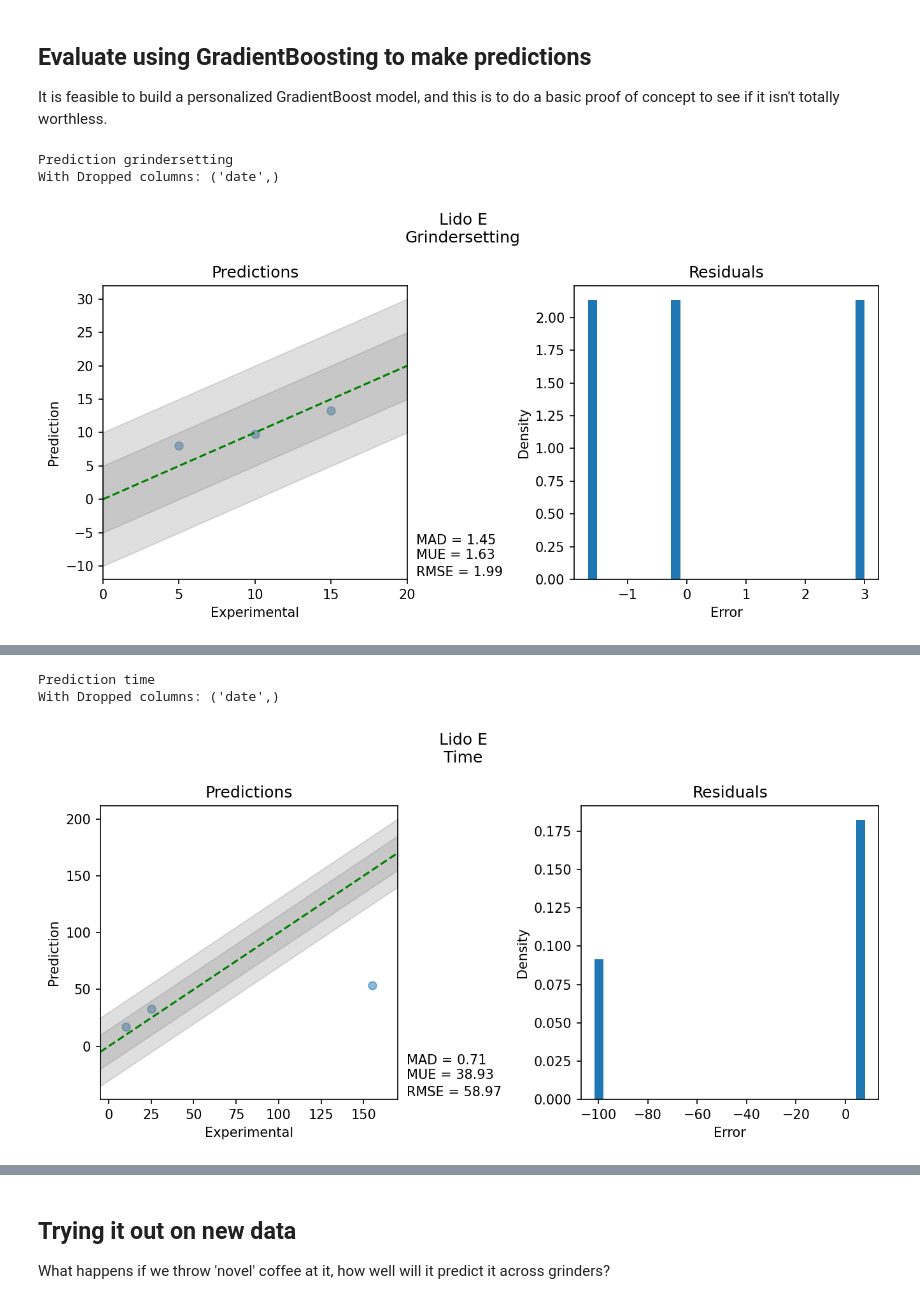
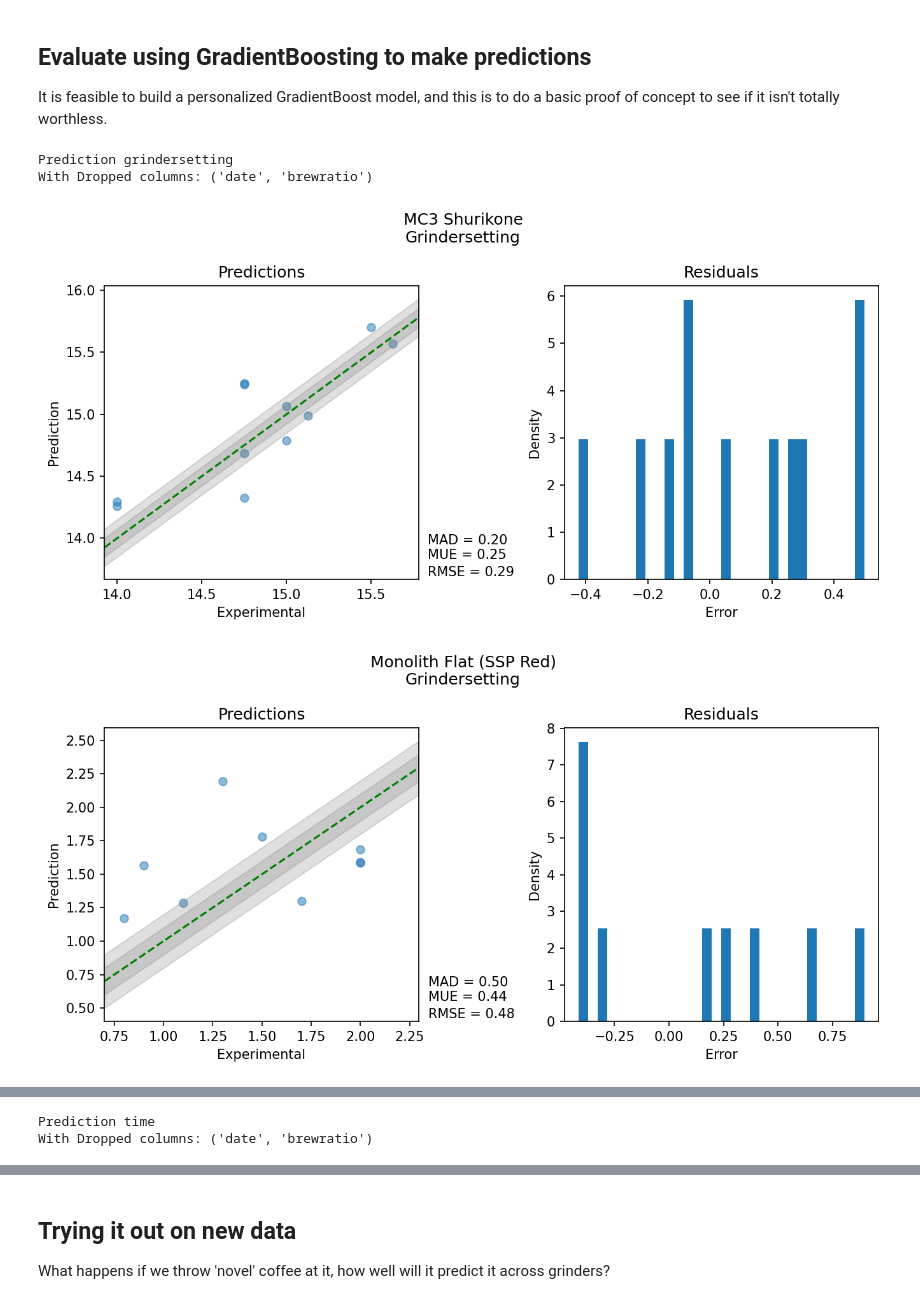
Before and after one commit to badisa/optpresso, a Jupyter notebook: notebooks/alternative_models.ipynb, the cells around one changed output, grey strips where cells are left out. Saved outputs shown, nothing was run; the diff lists cells and outputs as text; code cells hidden in the pictures.

```diff
--- a/notebooks/alternative_models.ipynb
+++ b/notebooks/alternative_models.ipynb
@@ -65,9 +65,13 @@ def prepare_dataframe(df):
     df["machineprofile"] = (
         df["machineprofile"].fillna("").replace("", "default").str.lower()
     )
+    df["basket"] = (
+        df["basket"].fillna("").replace("", "default").str.lower()
+    )
     df["roaster"] = df["roaster"].astype(str).replace("None", "").str.strip()
     df["brewratio"] = df["output"] / df["coffeegrams"]
     df["roastdate"] = df["roastdate"].fillna("").str.strip()
+    df["filter"] = df["filter"].fillna("").str.strip()
     return df
 # %%
 df = dataframe_from_csv(DATA_DOWNLOAD_URL)
@@ -134,30 +143,25 @@ Dropping arbitraryrating1-10
 Initially values were just the grams weighed before grinding. After getting a more precise scale, data has been collected after grinding/prep, want to see if using that data can enhance the training.
 # %%
 def resample_field(
-    frame, field: str, groupby: List[str], samples: int = 10, seed: int = 814
+    frame, field: str, groupby: List[str], mean=0.0, std=1.0, samples: int = 3, seed: int = 814
 ):
     to_sample = []
-    state = np.random.RandomState(seed)
+    rng = np.random.default_rng(seed)
     # Duplicate a bunch of samples
     for name, subdf in frame.groupby(groupby):
-        if len(subdf) < 2:
-            continue
-        std = np.std(subdf[field])
-        if not np.isfinite(std) or std == 0.0:
-            std = 0.001
-        else:
-            std /= 2.0
         to_return = pd.concat([subdf] * samples)
-        noise = state.uniform(0.0, std * 0.5, size=len(to_return))
+        noise = rng.normal(mean, std, size=len(to_return))
         to_return[field] = (to_return[field].values + noise).tolist()
-        if field in ["coffeegrams", "output"]:
-            to_return.brewratio = to_return.output / to_return.coffeegrams
         to_sample.append(to_return)
-    return pd.concat(to_sample)
+    new_data = pd.concat(to_sample).sample(frac=1, random_state=seed).reset_index(drop=True)
+    if field in ["coffeegrams", "output"]:
+        new_data.brewratio = new_data.output / new_data.coffeegrams
+    return new_data
 # %%
 def construct_regressor(estimators: int = 125):
     return HistGradientBoostingRegressor(
-        loss='poisson', max_iter=estimators, random_state=814
+#         loss='poisson',
+        max_iter=estimators, random_state=814
     )
 # %% [markdown]
 ## Evaluate using GradientBoosting to make predictions
@@ -224,41 +228,42 @@ def plot_grinder_predictions(grinder: str, prediction_field: str, y, y_pred):
     return fig
 # %%
 # Samples values for the training set
-enhance_sample = False
+enhance_sample = True
 
-estimators = 1000
-num_days = 4
+estimators = 600
+num_days = 7
 days_in_seconds = 24 * 60 * 60 * num_days
 data = df.copy()
 latest_date = data.date.max()
 # Training data is everything num_days before the most recent pull
 train = data[data.date < latest_date - days_in_seconds]
 test = data.drop(train.index)
 
 if enhance_sample:
-    sampled_coffee = resample_field(train, "coffeegrams", ["grinder"])
-    sampled_output = resample_field(
-        train, "output", ["machine", "machineprofile"]
-    )
-    train = pd.concat([train, sampled_output])
+    sampled_coffee = resample_field(train, "coffeegrams", ["grinder", "coffee"], std=0.05, samples=2)
+#     sampled_output = resample_field(
+#         train, "output", ["machine", "machineprofile"], samples=1
+#     )
+    train = pd.concat([train, sampled_coffee])
 for prediction_field in ["grindersetting", "time"]:
     print("Prediction", prediction_field)
-    for dropped in [("date",)]:
+    for dropped in [("date", "brewratio")]:
         print("With Dropped columns:", dropped)
         x, y = prepare_df_for_modeling(
             train, prediction_field, drop_cols=dropped, encoders=encs
         )
         regr = construct_regressor(estimators=estimators)
         regr.fit(x, y)
         for grinder in test.grinder.unique():
             grinder_test = test[test.grinder == grinder]
             x_test, y_test = prepare_df_for_modeling(
                 grinder_test, prediction_field, drop_cols=dropped, encoders=encs
             )
             yfit = regr.predict(x_test)
             plot_grinder_predictions(grinder, prediction_field, y_test, yfit)
             plt.show()
 # %% [output]
 Prediction grindersetting
-With Dropped columns: ('date',)
+With Dropped columns: ('date', 'brewratio')
-[figure, old version]
+[figure, new version]
+[figure, new version]
@@ -265,3 +271,2 @@ With Dropped columns: ('date',)
 Prediction time
-With Dropped columns: ('date',)
+With Dropped columns: ('date', 'brewratio')
-[figure, old version]
```
Also changed, not shown: parts of 7 cells of this notebook.
